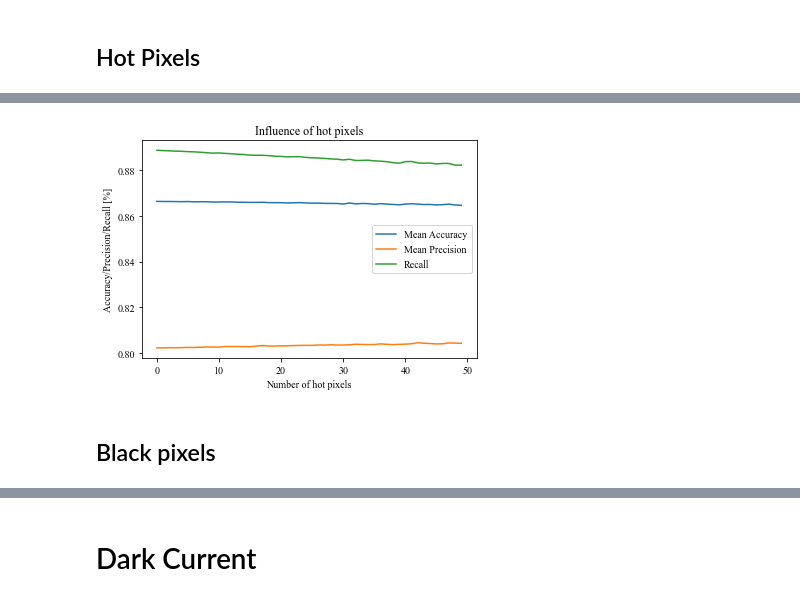
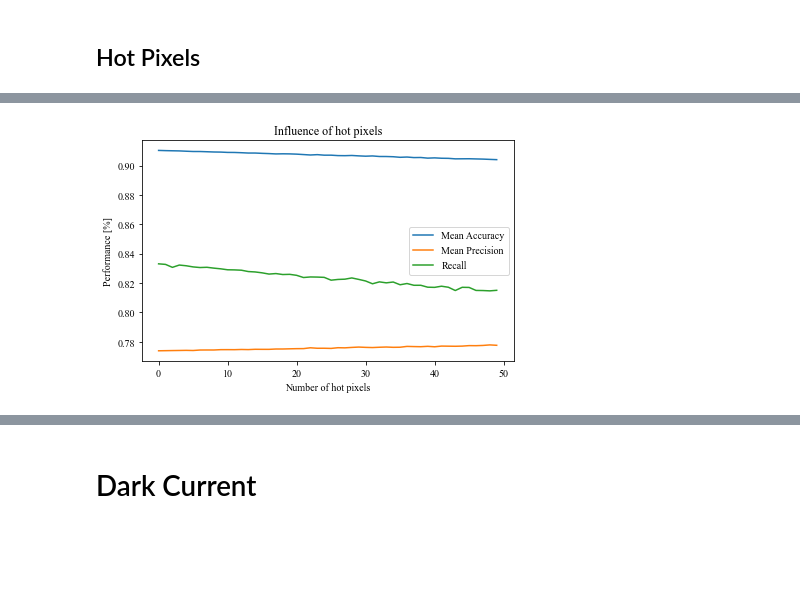
Before and after one commit to langekevin/mlspace_robustness, a Jupyter notebook: fault_injection.ipynb, the cells around one changed output, grey strips where cells are left out. Drawn from its saved outputs; the diff is of its cells as text; code cells hidden in the pictures; blank space fills up the shorter version.

```diff
--- a/fault_injection.ipynb
+++ b/fault_injection.ipynb
@@ -261,18 +243,17 @@ plt.show()
 # %%
-df = pd.read_csv("hot_pixels.csv", sep=",")
+df = pd.read_csv("experiment_results/hot_pixels.csv", sep=",")
 df = df[['hotpixels','accuracy','precision','recall']].groupby('hotpixels').mean().reset_index()
 
 plt.figure()
 plt.plot(df['accuracy'], label='Mean Accuracy')
 plt.plot(df['precision'], label='Mean Precision')
 plt.plot(df['recall'], label='Recall')
 plt.title("Influence of hot pixels")
 plt.xlabel("Number of hot pixels")
-plt.ylabel("Accuracy/Precision/Recall [%]")
+plt.ylabel("Performance [%]")
 plt.legend()
-plt.savefig('hotpixels.pdf', dpi=600)
+plt.tight_layout()
+plt.savefig('assets/hotpixels.pdf', dpi=600)
 plt.show()
 # %% [output]
-[figure, old version]
+[figure, new version]
-# %% [markdown]
-## Black pixels
```
Also changed, not shown: parts of 50 cells of this notebook.
